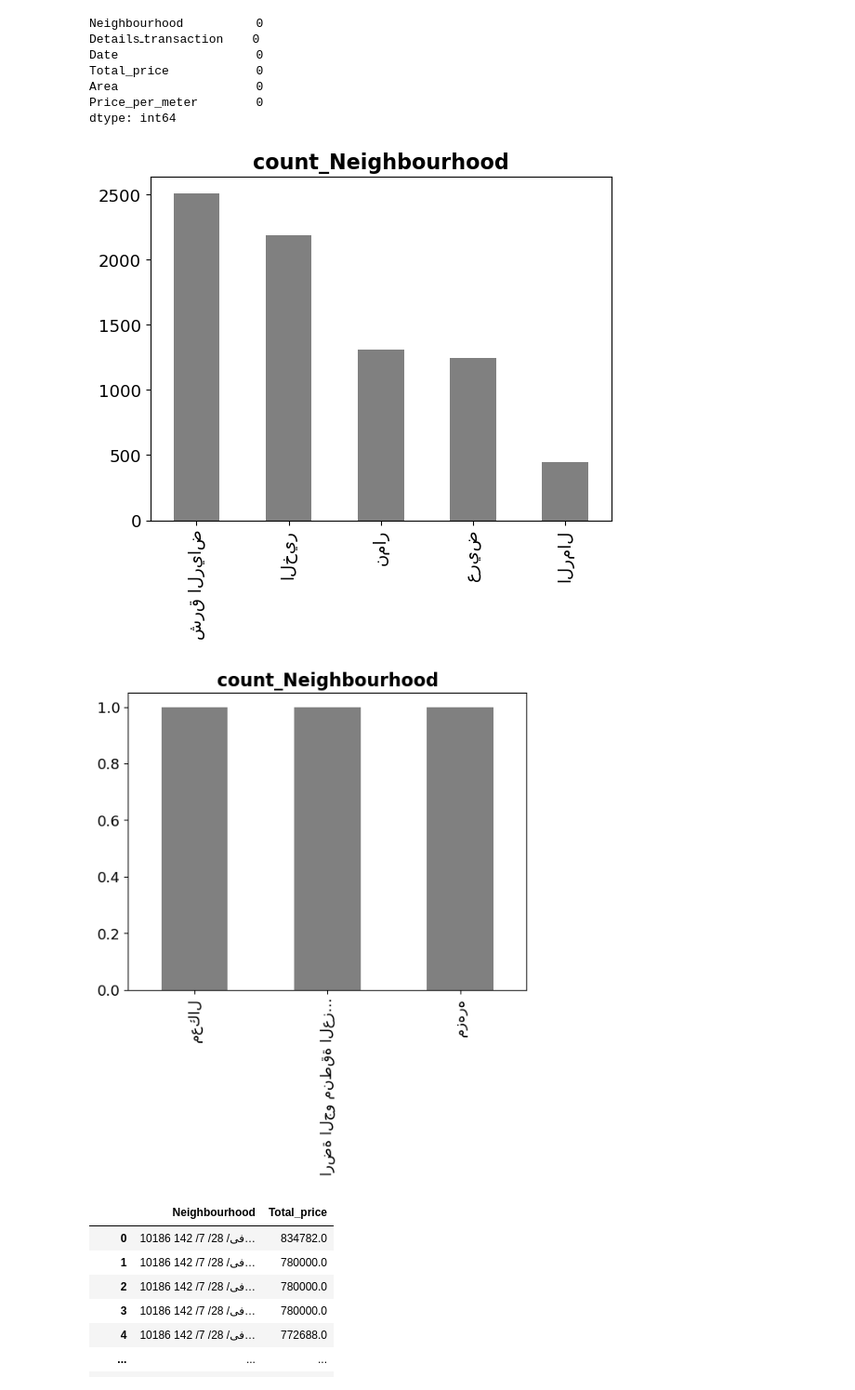
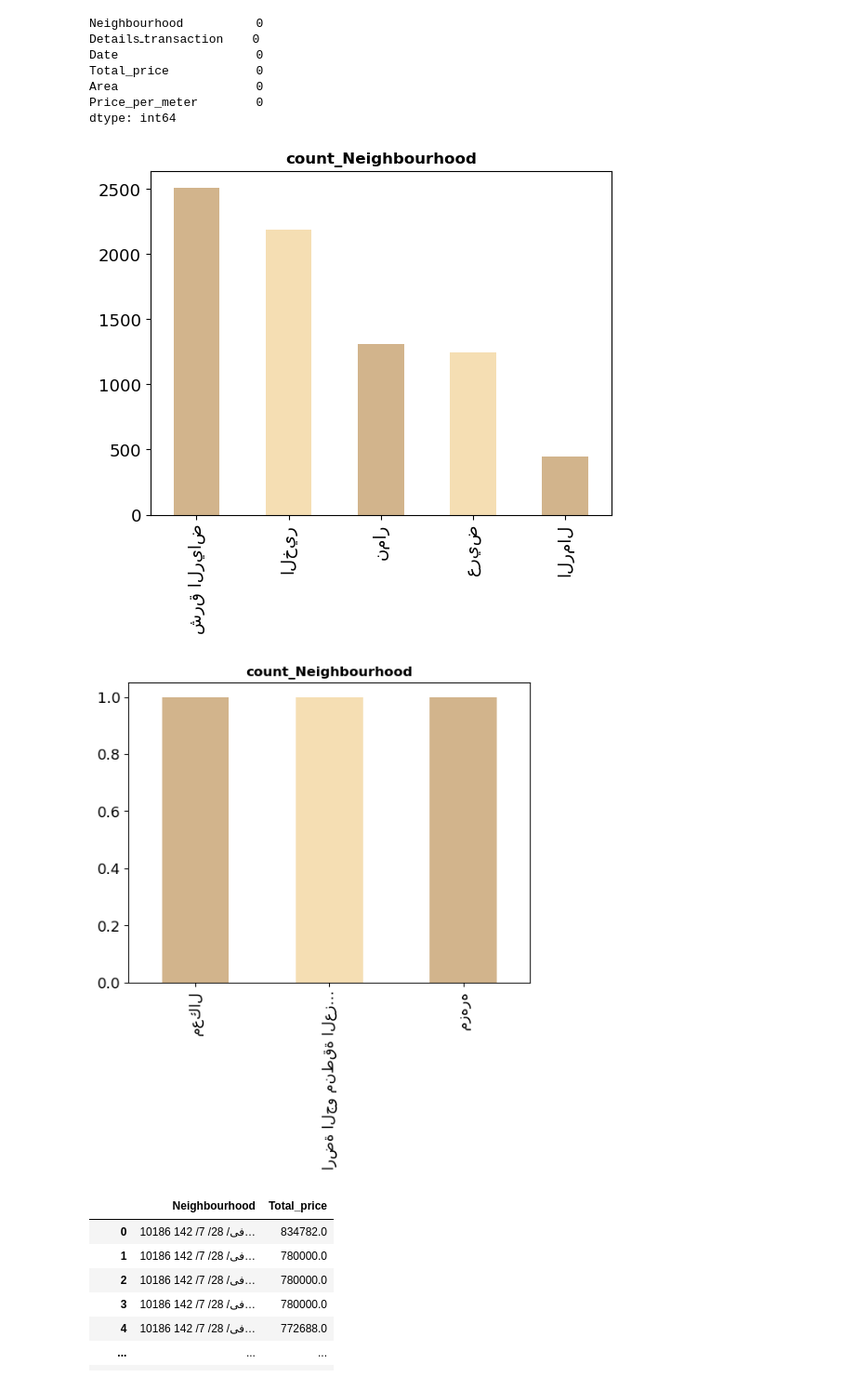
Before and after one commit to Tuwaiq-Data-Science-Bootcamp-V3/Bootcamp-Project-2-Data-Analysis, a Jupyter notebook: Amjad_update/by Amjad.ipynb, the cells around one changed output. Shown: that part at 93% size. Cells and saved outputs as stored; diff of their text form; code cells hidden in the pictures.

```diff
--- a/Amjad_update/by Amjad.ipynb
+++ b/Amjad_update/by Amjad.ipynb
@@ -198,12 +200,12 @@ dtype: int64
 #ddf
 # %%
 count_Neighbourhood=ddf['Neighbourhood'].value_counts()
-count_Neighbourhood.head().plot.bar(fontsize=13, color='grey')
-plt.title('count_Neighbourhood', fontsize=16, weight="bold")
+count_Neighbourhood.head().plot.bar(fontsize=13, color=('tan','wheat'))
+plt.title('count_Neighbourhood', fontsize=12, weight="bold")
 width_bar = 0.50
 plt.show()
 # %% [output]
-[figure, old version]
+[figure, new version]
 # %%
 ddf['Neighbourhood']=ddf['Neighbourhood'].str.replace('\d+','')
 # %%
@@ -212,12 +214,12 @@ ddf['Neighbourhood']=ddf['Neighbourhood'].replace(['مطار الملك خالد
 ddf['Neighbourhood']=ddf['Neighbourhood'].replace(['outside Riyadh'],'معكال')
 # %%
 count_Neighbourhood_t=ddf['Neighbourhood'].value_counts()
-count_Neighbourhood_t.tail(3).plot.bar(fontsize=13, color='grey')
-plt.title('count_Neighbourhood', fontsize=16, weight="bold")
+count_Neighbourhood_t.tail(3).plot.bar(fontsize=13, color=('tan','wheat'))
+plt.title('count_Neighbourhood', fontsize=12, weight="bold")
 width_bar = 0.50
 plt.show()
 # %% [output]
-[figure, old version]
+[figure, new version]
 # %%
 dedf=pd.read_csv(r"C:\Users\hp\Desktop\c1\Bootcamp-Project-2-Data-Analysis\Data\real_state_riyadh.csv", usecols= ['Total_price','Neighbourhood'])
 # %%
```
Also changed, not shown: parts of 6 cells of this notebook, 1 other file.
